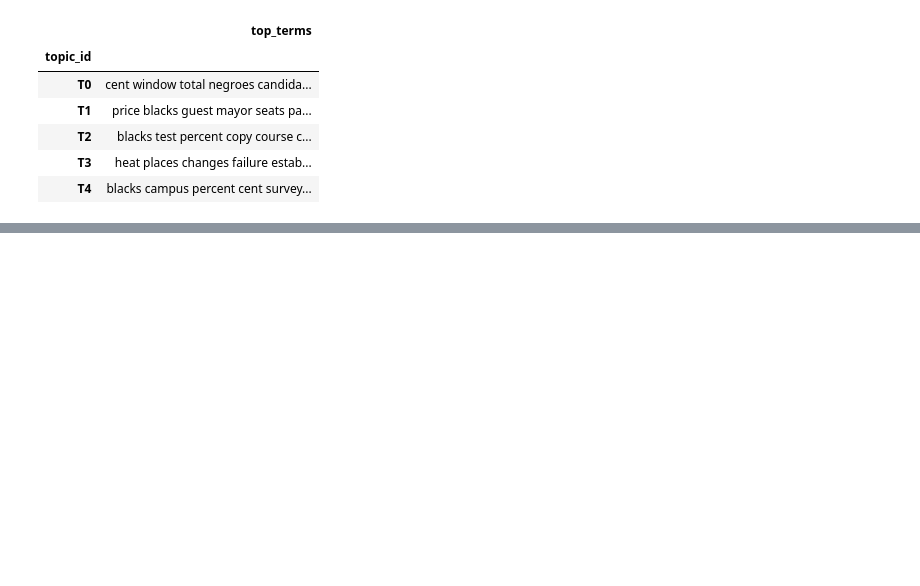
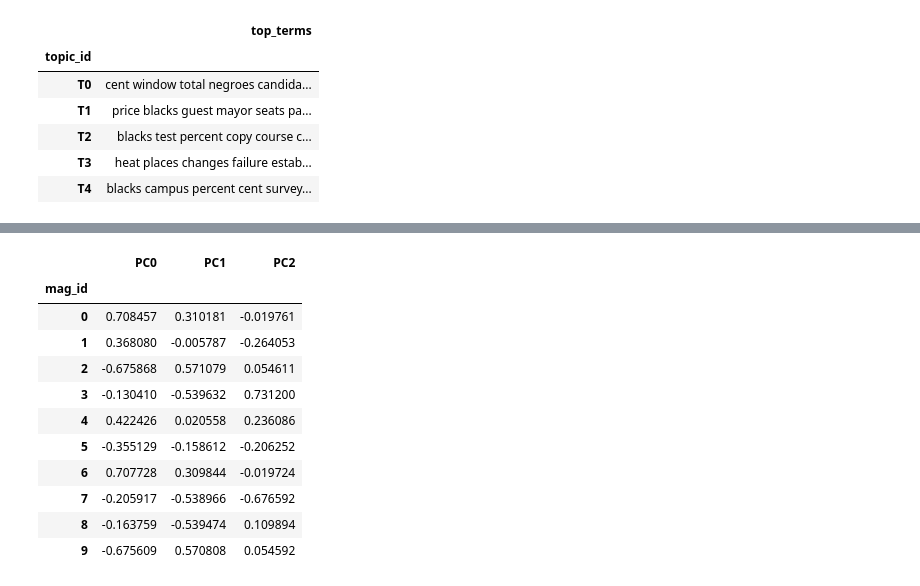
Before and after one commit to aniyahlater/ds5001_final_project, a Jupyter notebook: PCA.ipynb, the cells around one changed output, grey strips where cells are left out. Cells and saved outputs as stored; diff of their text form; code cells hidden in the pictures; blank space fills up the shorter version.

```diff
--- a/PCA.ipynb
+++ b/PCA.ipynb
@@ -257,0 +275,18 @@ TOPICS
+# %%
+DCM_theta = pd.DataFrame(pca_engine.fit_transform(THETA), index=THETA.index)
+DCM_theta.columns = ['PC{}'.format(i) for i in DCM_theta.columns]
+topic_sizes = THETA.mean(axis=0)
+DCM_theta
+# %% [output]
+|  | PC0 | PC1 | PC2 |
+| mag_id |  |  |  |
+| 0 | 0.708457 | 0.310181 | -0.019761 |
+| 1 | 0.368080 | -0.005787 | -0.264053 |
+| 2 | -0.675868 | 0.571079 | 0.054611 |
+| 3 | -0.130410 | -0.539632 | 0.731200 |
+| 4 | 0.422426 | 0.020558 | 0.236086 |
+| 5 | -0.355129 | -0.158612 | -0.206252 |
+| 6 | 0.707728 | 0.309844 | -0.019724 |
+| 7 | -0.205917 | -0.538966 | -0.676592 |
+| 8 | -0.163759 | -0.539474 | 0.109894 |
+| 9 | -0.675609 | 0.570808 | 0.054592 |
```
Also changed, not shown: parts of 5 cells of this notebook, 5 other files.
